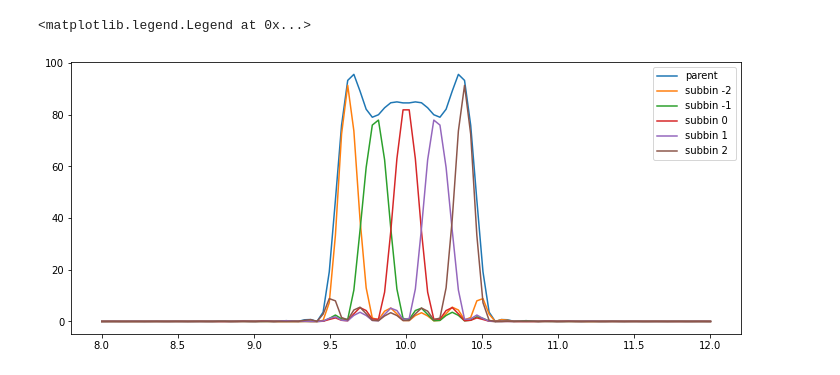
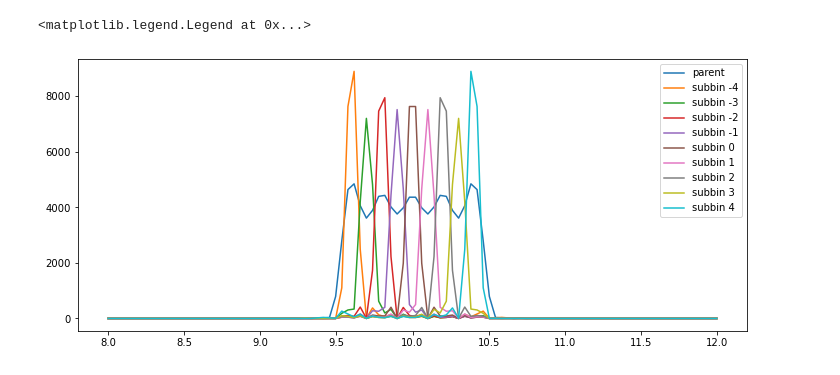
Before and after one commit to slosar/notebooks, a Jupyter notebook: zoom_pfb.ipynb, the cells around one changed output. Cells and saved outputs as stored; diff of their text form; code cells hidden in the pictures.

```diff
--- a/zoom_pfb.ipynb
+++ b/zoom_pfb.ipynb
@@ -2,7 +2,7 @@
 import numpy as np
 # %%
 N=128
-Ntaps = 7
+Ntaps = 10
 Nzoom = 5
 Ntot = N*Ntaps
 win_t = np.pi*(np.arange(Ntot) - Ntot/2)/N
@@ -13,14 +13,14 @@ def bin10(data):
     ## first get pfb samples
     s10list = []
     for i in range(len(data)//N-Ntaps):
-        pfb_samples = np.fft.rfft((data[i*N:(i+Ntaps)*N]*win).reshape((Ntaps,N)).mean(axis=0))
+        pfb_samples = np.fft.rfft((data[i*N:(i+Ntaps)*N]*win).reshape((Ntaps,N)).sum(axis=0))
         s10list.append(pfb_samples[10])
     s10 = np.array(s10list)
     ps = np.mean(np.abs(s10**2))
-    tmp=s10.reshape((-1,5))
+    tmp=s10.reshape((-1,10))
     #print (tmp.shape)
     pfb_zoom = np.fft.fft(tmp)
-    zoomps = np.abs(pfb_zoom**2).mean(axis=0)/25
+    zoomps = np.abs(pfb_zoom**2).mean(axis=0)/50
     #now zoomps
     return ps,zoomps
 # %%
@@ -37,9 +37,9 @@ pkzoom=np.array(pkzoom)
 # %%
 plt.figure(figsize=(12,5))
 plt.plot(omegas,pkl,label='parent')
-for i in [-2,-1,0,1,2]:
+for i in [-4,-3,-2,-1,0,1,2,3,4]:
     plt.plot(omegas,pkzoom[:,i],label='subbin '+str(i))
 plt.legend()
 # %% [output]
 <matplotlib.legend.Legend at 0x...>
-[figure, old version]
+[figure, new version]
```
Also changed, not shown: 2 other files.
